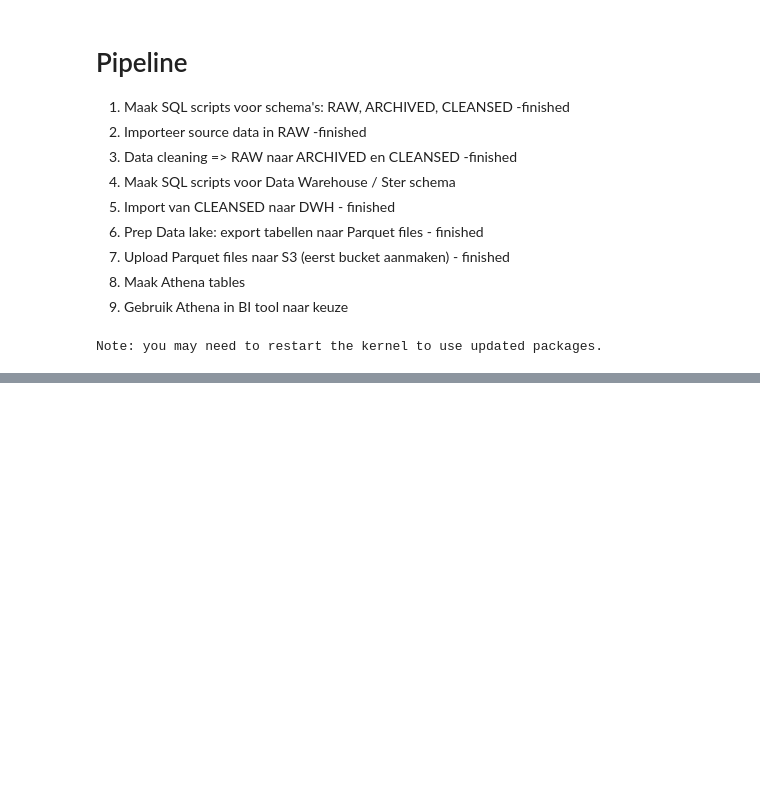
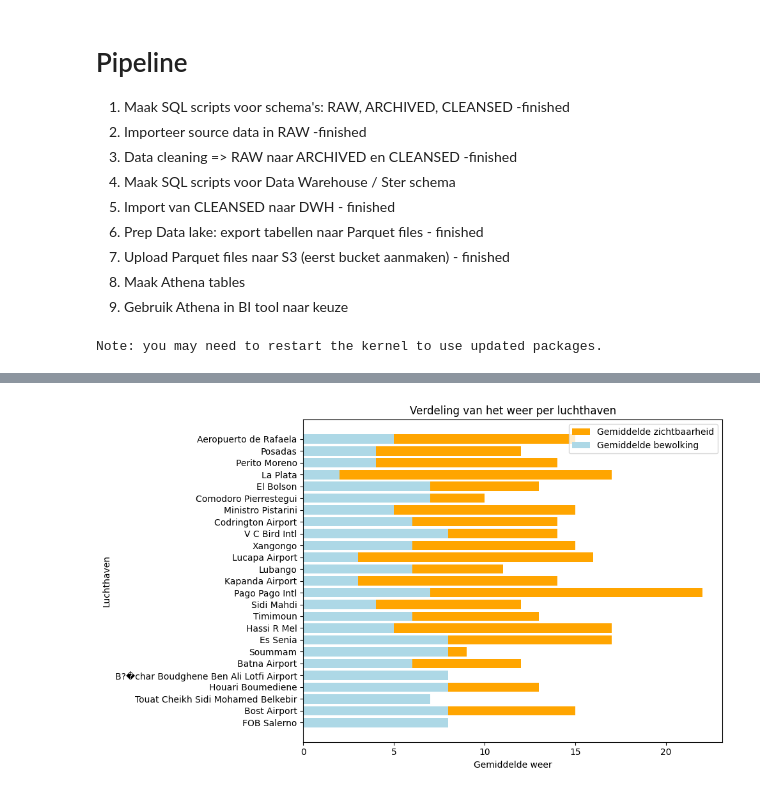
Before and after one commit to stoofvleesmetpasta/23-24-data-engineering-casus, a Jupyter notebook: pipeline.ipynb, the cells around one changed output, grey strips where cells are left out. Drawn from its saved outputs; the diff is of its cells as text; code cells hidden in the pictures; blank space fills up the shorter version.

```diff
--- a/pipeline.ipynb
+++ b/pipeline.ipynb
@@ -461,0 +54,27 @@ Data cleaning and import complete.
+# %%
+# Voorbeeldquery om de gemiddelde bewolking en gemiddelde zichtbaarheid per luchthaven op te halen
+query_weer = """
+SELECT l.luchthaven_naam,
+       AVG(w.gemiddelde_bewolking) AS gemiddelde_bewolking,
+       AVG(w.gemiddelde_zichtbaarheid) AS gemiddelde_zichtbaarheid
+FROM "data-engeneering-project-db".luchthavens_dim_parquet l
+JOIN "data-engeneering-project-db".weer_dim_parquet w ON l.luchthaven_id = w.weer_id
+GROUP BY l.luchthaven_naam
+LIMIT 25
+"""
+
+# Gegevens ophalen van Athena
+data_weer = cursor.execute(query_weer).as_pandas()
+
+# Visualisatie - Horizontale gestapelde staafdiagram
+plt.figure(figsize=(10, 6))
+plt.barh(data_weer['luchthaven_naam'], data_weer['gemiddelde_zichtbaarheid'], color='orange', label='Gemiddelde zichtbaarheid')
+plt.barh(data_weer['luchthaven_naam'], data_weer['gemiddelde_bewolking'], color='lightblue', label='Gemiddelde bewolking')
+plt.xlabel('Gemiddelde weer')
+plt.ylabel('Luchthaven')
+plt.title('Verdeling van het weer per luchthaven')
+plt.legend()
+plt.tight_layout()
+plt.show()
+# %% [output]
+[figure, added]
```
Also changed, not shown: parts of 9 cells of this notebook, 5 other files.
